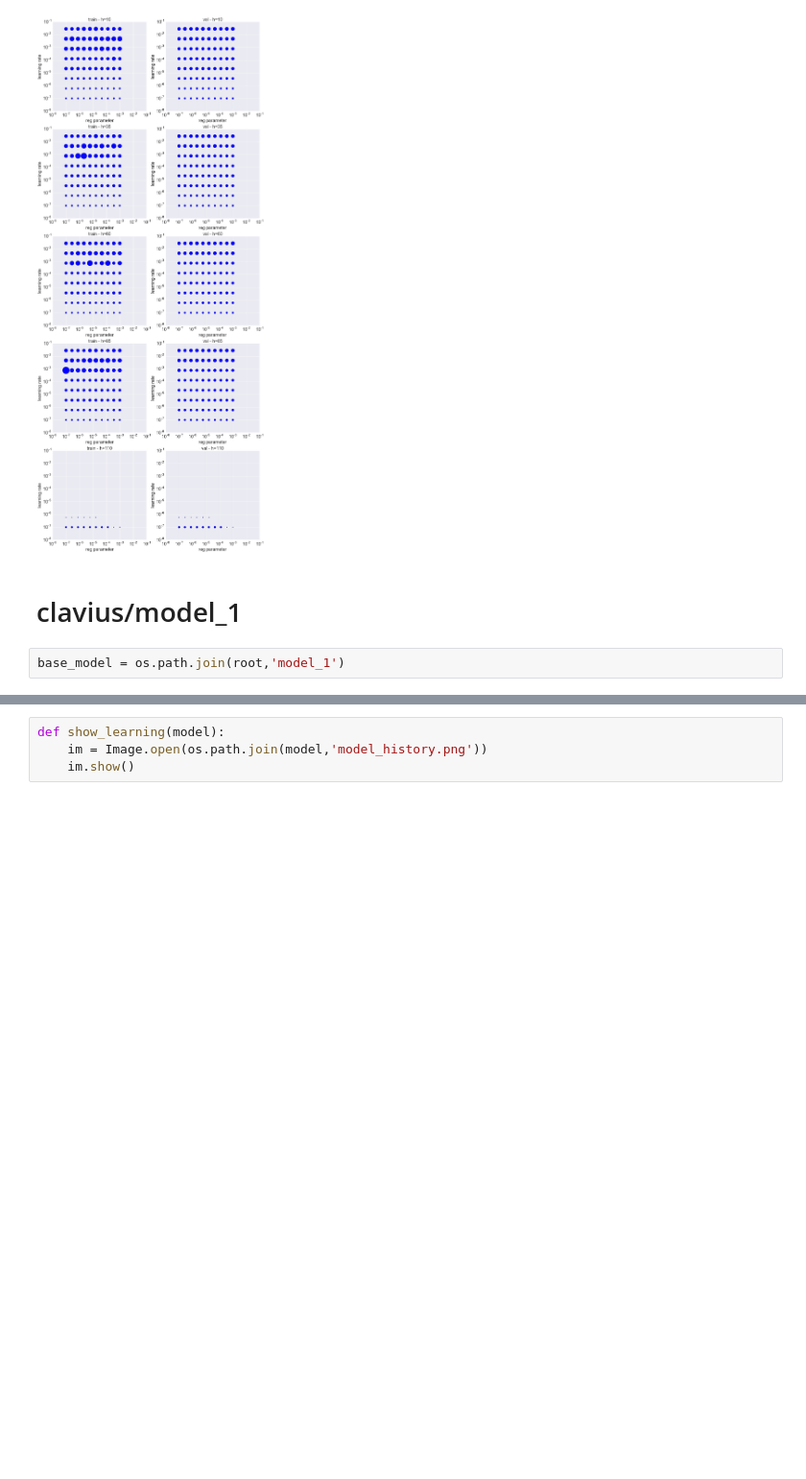
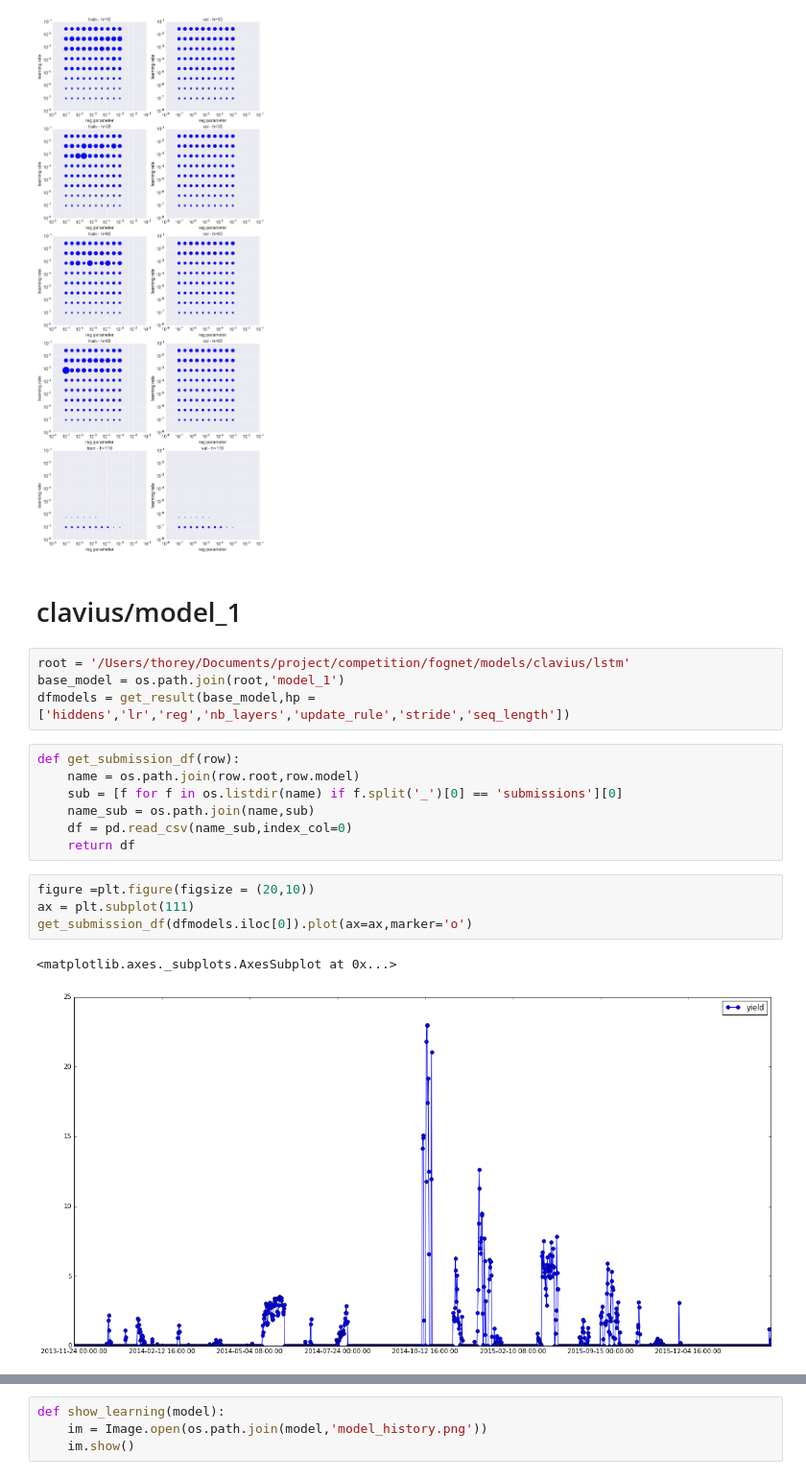
Before and after one commit to cthorey/fognet, a Jupyter notebook: Model_checking.ipynb, the cells around one changed output, grey strips where cells are left out. Shown at 96% size. Cells and saved outputs as stored; diff of their text form; blank space fills up the shorter version.

```diff
--- a/Model_checking.ipynb
+++ b/Model_checking.ipynb
@@ -53,5 +50,21 @@ for i,(h,gp) in enumerate(model0g):
 [figure]
 # %% [markdown]
 # clavius/model_1
-# %%
-base_model = os.path.join(root,'model_1')
+# %%
+root = '/Users/thorey/Documents/project/competition/fognet/models/clavius/lstm'
+base_model = os.path.join(root,'model_1')
+dfmodels = get_result(base_model,hp = ['hiddens','lr','reg','nb_layers','update_rule','stride','seq_length'])
+# %%
+def get_submission_df(row):
+    name = os.path.join(row.root,row.model)
+    sub = [f for f in os.listdir(name) if f.split('_')[0] == 'submissions'][0]
+    name_sub = os.path.join(name,sub)
+    df = pd.read_csv(name_sub,index_col=0)
+    return df
+# %%
+figure =plt.figure(figsize = (20,10))
+ax = plt.subplot(111)
+get_submission_df(dfmodels.iloc[0]).plot(ax=ax,marker='o')
+# %% [output]
+<matplotlib.axes._subplots.AxesSubplot at 0x...>
+[figure, added]
```
Also changed, not shown: parts of 22 cells of this notebook, 17 other files.
